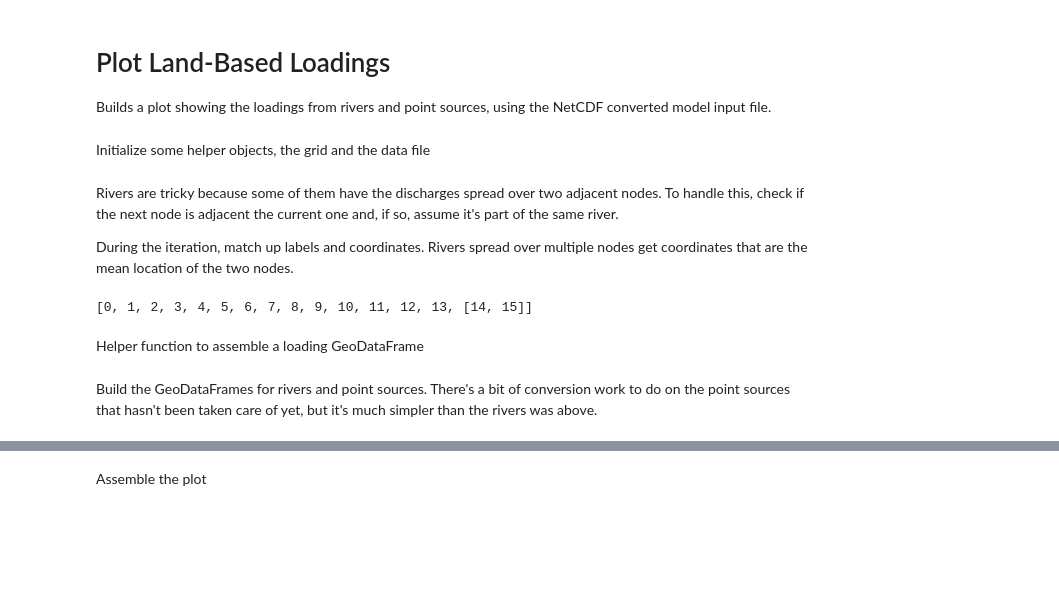
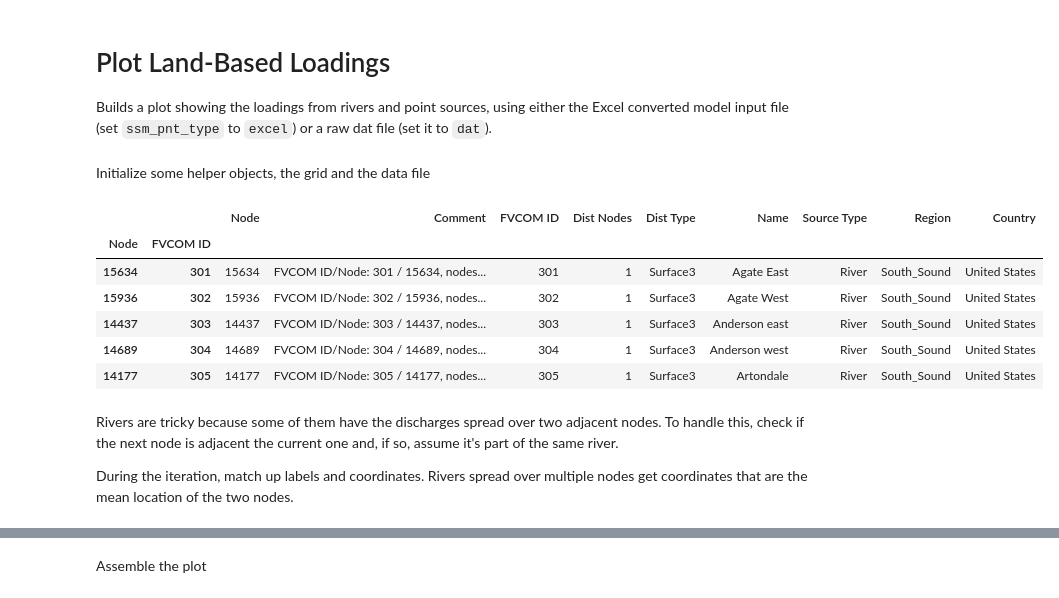
Before and after one commit to bedaro/ssm-analysis, a Jupyter notebook: input_files/PntLoadings.ipynb, the cells around one changed output, grey strips where cells are left out. Cells and saved outputs as stored; diff of their text form; code cells hidden in the pictures; blank space fills up the shorter version.

```diff
--- a/input_files/PntLoadings.ipynb
+++ b/input_files/PntLoadings.ipynb
@@ -1,5 +1,5 @@
 # %% [markdown]
 # Plot Land-Based Loadings
 
-Builds a plot showing the loadings from rivers and point sources, using the NetCDF converted model input file.
+Builds a plot showing the loadings from rivers and point sources, using either the Excel converted model input file (set `ssm_pnt_type` to `excel`) or a raw dat file (set it to `dat`).
 # %%
@@ -50,36 +40,21 @@ from fvcom.grid import FvcomGrid
 Initialize some helper objects, the grid and the data file
 # %%
 grid = FvcomGrid.from_mesh(ssm_grid_file)
-pnt_data = Dataset(ssm_pnt_nc)
+if ssm_pnt_type == 'excel':
+    pnt_data = read_data(ssm_pnt_file)
+else:
+    with open(ssm_pnt_file) as f:
+        pnt_data, *junk = read_dat_file(f, pd.Timestamp(start_date), num_statevars=num_statevars)
+pnt_data['nodes'].head()
+# %% [output]
+|  |  | Node | Comment | FVCOM ID | Dist Nodes | Dist Type | Name | Source Type | Region | Country |
+| Node | FVCOM ID |  |  |  |  |  |  |  |  |  |
+| 15634 | 301 | 15634 | FVCOM ID/Node: 301 / 15634, nodes... | 301 | 1 | Surface3 | Agate East | River | South_Sound | United States |
+| 15936 | 302 | 15936 | FVCOM ID/Node: 302 / 15936, nodes... | 302 | 1 | Surface3 | Agate West | River | South_Sound | United States |
+| 14437 | 303 | 14437 | FVCOM ID/Node: 303 / 14437, nodes... | 303 | 1 | Surface3 | Anderson east | River | South_Sound | United States |
+| 14689 | 304 | 14689 | FVCOM ID/Node: 304 / 14689, nodes... | 304 | 1 | Surface3 | Anderson west | River | South_Sound | United States |
+| 14177 | 305 | 14177 | FVCOM ID/Node: 305 / 14177, nodes... | 305 | 1 | Surface3 | Artondale | River | South_Sound | United States |
 # %% [markdown]
 Rivers are tricky because some of them have the discharges spread over two adjacent nodes. To handle this, check if the next node is adjacent the current one and, if so, assume it's part of the same river.
 
 During the iteration, match up labels and coordinates. Rivers spread over multiple nodes get coordinates that are the mean location of the two nodes.
-# %%
-all_neis = grid.node_neis()
-river_nodes = pnt_data['node'][rivers_slc]
-merged_rivs = []
-riv_coords = []
-riv_labels = []
-found_neighbors = set()
-for i,(rn,next_rn) in enumerate(zip(river_nodes,river_nodes[1:].tolist() + [None])):
-    if rn in found_neighbors:
-        continue
-    l = None
-    if rn in river_labels.keys():
-        l = river_labels[rn]
-    if next_rn in all_neis[rn]:
-        found_neighbors.add(next_rn)
-        merged_rivs.append([i, i+1])
-        riv_coords.append(Point(grid.ncoord[:2,[rn-1,next_rn-1]].mean(axis=1)))
-        if next_rn in river_labels.keys():
-            l = river_labels[next_rn]
-    else:
-        merged_rivs.append(i)
-        riv_coords.append(Point(grid.ncoord[:2,rn-1]))
-    riv_labels.append(l)
-display(merged_rivs[:15])
-# %% [output]
-[0, 1, 2, 3, 4, 5, 6, 7, 8, 9, 10, 11, 12, 13, [14, 15]]
-# %% [markdown]
-Helper function to assemble a loading GeoDataFrame
@@ -107,2 +60,0 @@ def build_loadings_gdf(indices, coords, labels):
-# %% [markdown]
-Build the GeoDataFrames for rivers and point sources. There's a bit of conversion work to do on the point sources that hasn't been taken care of yet, but it's much simpler than the rivers was above.
```
Also changed, not shown: parts of 10 cells of this notebook.
